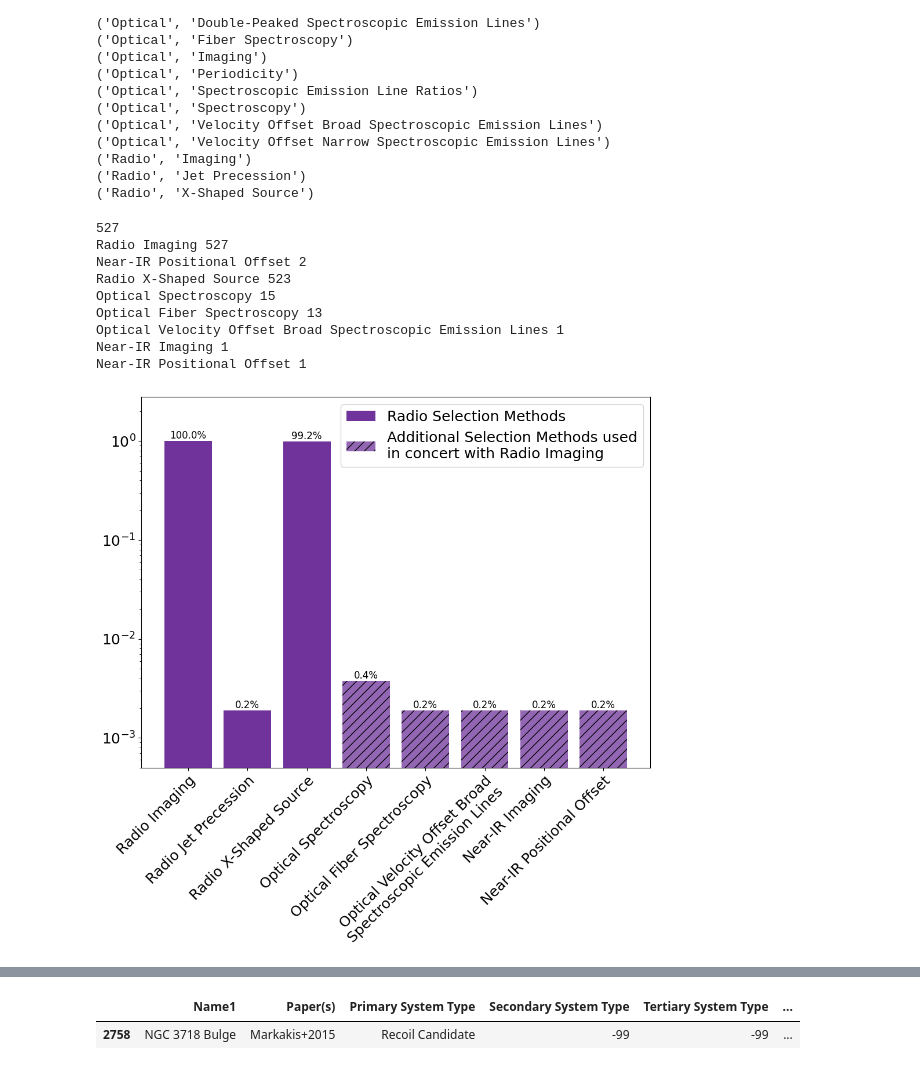
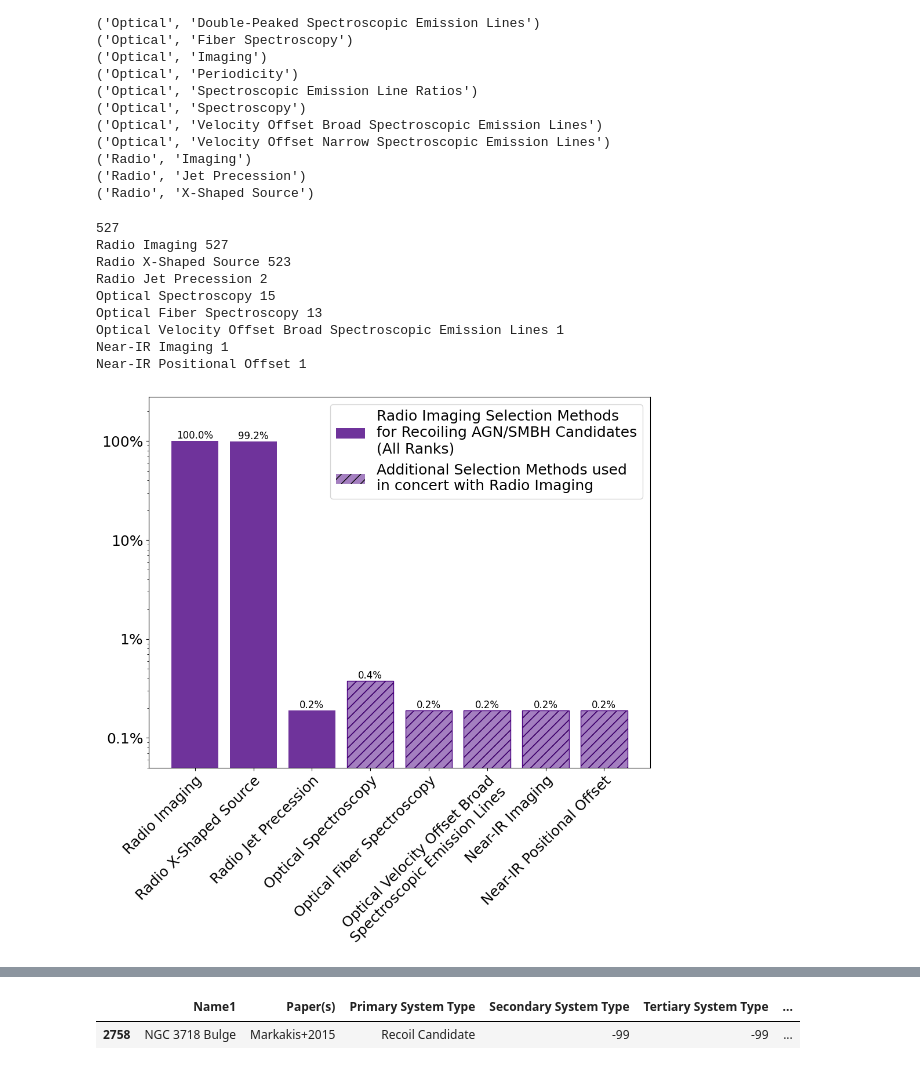
Before and after one commit to thatastroguy/thebigmac, a Jupyter notebook: MAC_RecoilAGN_SelectionMethodAnalysis.ipynb, the cells around one changed output, grey strips where cells are left out. Drawn from its saved outputs; the diff is of its cells as text; code cells hidden in the pictures.

```diff
--- a/MAC_RecoilAGN_SelectionMethodAnalysis.ipynb
+++ b/MAC_RecoilAGN_SelectionMethodAnalysis.ipynb
@@ -265,10 +269,14 @@ for bar in bars:
         ax.text(width, bar.get_y() + bar.get_height() / 2, percentage,  # Position the text at the end of the bar
                 ha='left', va='center', fontsize=10)  # Adjust text alignment
 
-ax.set_xlim([0.0001, 3.0])
-plt.xlabel('Fraction of Recoil Candidates That Used Given Technique')
-plt.title('Percent Usage of Selection Techniques for Recoil Candidates')
+ax.set_xlim([0.001, 3.0])
+
+plt.rcParams['axes.formatter.min_exponent'] = 3
+ax.set_xticklabels(['0.01%','0.1%','1%','10%','100%'])
+
+plt.xlabel('Fraction of Recoiling AGN/SMBH Candidates That Used Given Technique')
+plt.title('Percent Usage of Selection Techniques for Recoiling AGN/SMBH Candidates (All Ranks)')
 plt.tight_layout()
-plt.savefig('RecoilAGN_selectmethods_aggregate.pdf', dpi=150)
+plt.savefig('RecoilAGN_selectmethods_aggregate.pdf', dpi=150, bbox_inches='tight')
 plt.show()
 # %% [output]
@@ -377,7 +385,7 @@ for i in sorted_unique_entries:
 #('Radio', 'X-Shaped Source') *
 
 band = ['Radio']
-tech1 = ['Imaging','Jet Precession','X-Shaped Source'] #'X-Shaped Source'
+tech1 = ['Imaging','X-Shaped Source','Jet Precession'] #'X-Shaped Source'
 
 band2 = ['Optical']
 tech2 = ['Spectroscopy','Fiber Spectroscopy',\
@@ -412,7 +420,7 @@ for i in band:
         df_selection = gandalf[gandalf.apply(filter_selection, axis=1)]
         if j=='Jet Precession':
             num.append((len(df_selection)-1)/norm)
-            print(str(k)+' '+str(m)+' '+str(len(df_selection)))
+            print(str(i)+' '+str(j)+' '+str(len(df_selection)))
         else:
             num.append(len(df_selection)/norm)
             print(str(i)+' '+str(j)+' '+str(len(df_selection)))
@@ -427,7 +435,7 @@ plt.rcParams.update({'font.size': 18})
 
 #ax1.bar(tech, num, width=0.8, bottom=None, align='center', data=None, log=True, color='indigo', alpha=0.8, label='Radio Selection Methods')
 
-bars = ax1.bar(tech, num, width=0.8, bottom=None, align='center', data=None, log=True, color='indigo', alpha=0.8, label='Radio Selection Methods')
+bars = ax1.bar(tech, num, width=0.8, bottom=None, align='center', data=None, log=True, color='indigo', alpha=0.8, label='Radio Imaging Selection Methods\nfor Recoiling AGN/SMBH Candidates\n(All Ranks)')
 for bar in bars:
     height = bar.get_height()
     if height>0.:
@@ -518,36 +526,39 @@ ax1.legend()
 #for bar in bars:
 #    height = bar.get_height()
 #    if height>0:
 #        percentage = f'{100*height:.1f}%'
 #        ax2.text(bar.get_x() + bar.get_width() / 2, height, percentage,
 #                ha='center', va='bottom', fontsize=12)
 
 ax1.set_ylim([0.0005, 2.8])
 #ax2.set_ylim([0.0005, 2.8])
 
+plt.rcParams['axes.formatter.min_exponent'] = 3
+ax1.set_yticklabels(['0.001%','0.01%','0.1%','1%','10%','100%'])
+
 #ax2.remove()
 plt.tight_layout()
-plt.savefig('recoil_breakdown_radioimaging.pdf', dpi=150)
+plt.savefig('RecoilAGN_SelectMethodFigs/recoil_breakdown_radioimaging.pdf', dpi=150)
 plt.show()
 
 
 #
 #
 # THERE IS AN ISSUE WITH JET PRECESSION. FOR SOME REASON A SUBSTANTIAL NUM DONT HAVE RADIO IMAGING LISTED
 #
 #
 #
 # %% [output]
 527
 Radio Imaging 527
-Near-IR Positional Offset 2
 Radio X-Shaped Source 523
+Radio Jet Precession 2
 Optical Spectroscopy 15
 Optical Fiber Spectroscopy 13
 Optical Velocity Offset Broad Spectroscopic Emission Lines 1
 Near-IR Imaging 1
 Near-IR Positional Offset 1
-[figure, old version]
+[figure, new version]
 # %%
 gandalf = gandalf[(gandalf['Paper(s)']!='Proctor+2011') & \
                  (gandalf['Paper(s)']!='Yang+2019') & \
```
Also changed, not shown: parts of 5 cells of this notebook, 2 other files.
